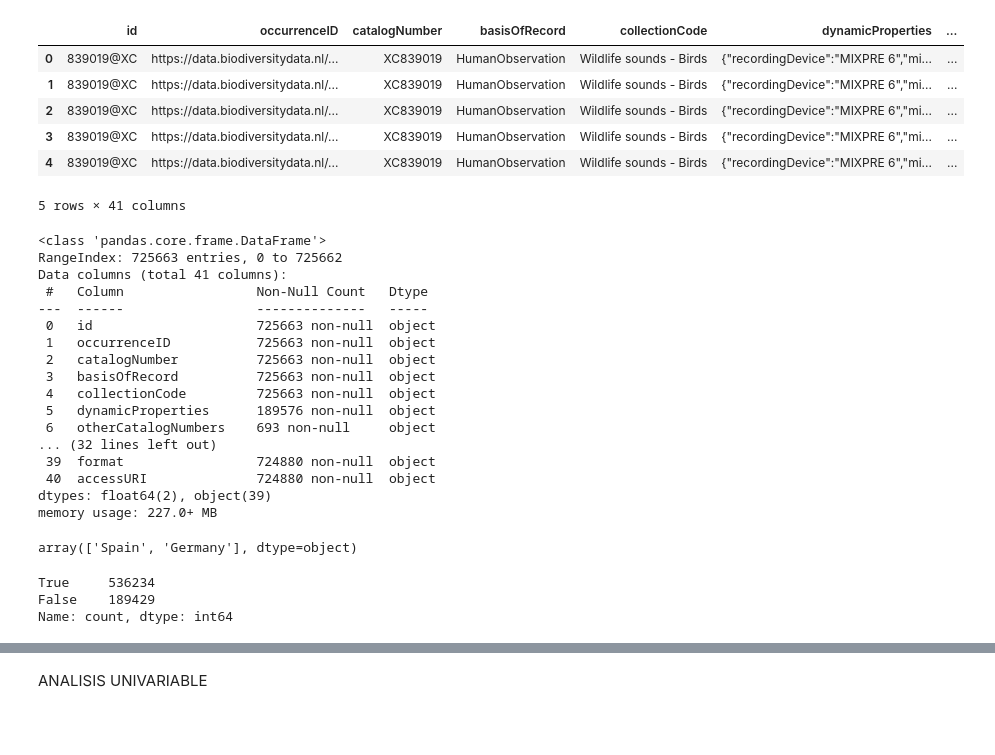
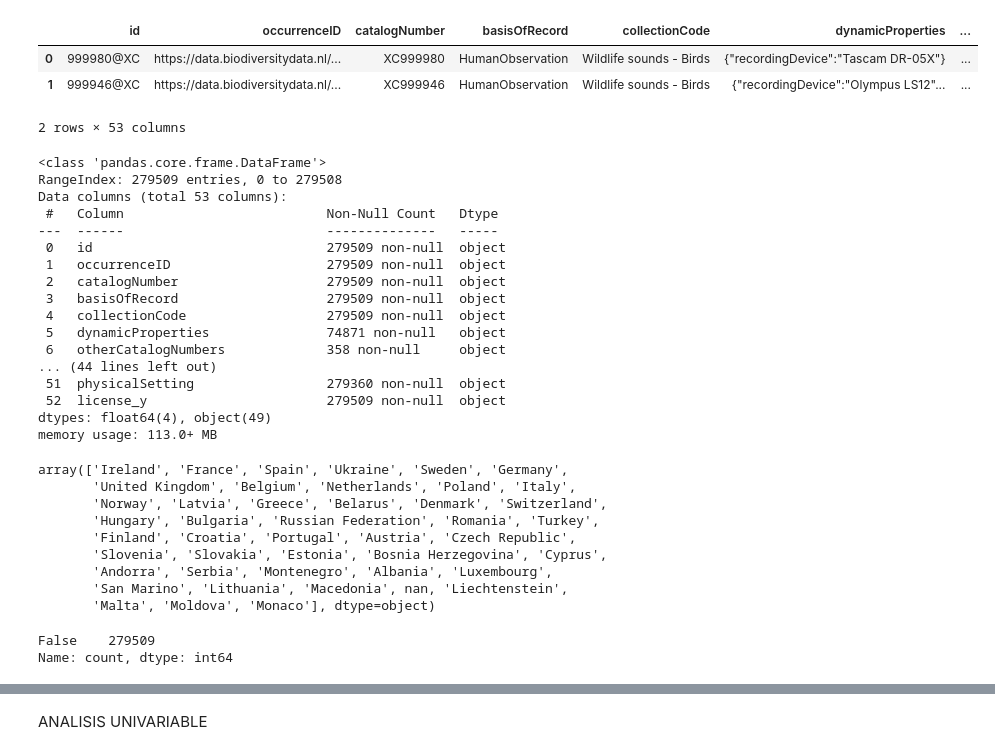
Before and after one commit to anto-rom/Birds_Spain_Project, a Jupyter notebook: notebooks/03_eda_visualizaciones.ipynb, the cells around one changed output, grey strips where cells are left out. Saved outputs shown, nothing was run; the diff lists cells and outputs as text; code cells hidden in the pictures; blank space fills up the shorter version.

```diff
--- a/notebooks/03_eda_visualizaciones.ipynb
+++ b/notebooks/03_eda_visualizaciones.ipynb
@@ -8,42 +8,47 @@ import cartopy.feature as cfeature
 # %%
 #Lectura del Dataset
 
-url = 'https://www.dropbox.com/scl/fi/bgb8rrylp65egjs56m2jc/df_joined.csv?rlkey=0ntccu09bu9v7qujj5prq8nqz&st=gl5hsl7q&dl=1'
+url = 'https://www.dropbox.com/scl/fi/32xdaqm2545076rnbl577/df_final.csv?rlkey=qm00csccin2nr6xwmahwtq4f8&st=zigaetql&dl=1'
 
 df = pd.read_csv(url)
-df.head()
+df.head(2)
 # %% [output]
 |  | id | occurrenceID | catalogNumber | basisOfRecord | collectionCode | dynamicProperties | ... |
-| 0 | 839019@XC | https://data.biodiversitydata.nl/... | XC839019 | HumanObservation | Wildlife sounds - Birds | {"recordingDevice":"MIXPRE 6","mi... | ... |
-| 1 | 839019@XC | https://data.biodiversitydata.nl/... | XC839019 | HumanObservation | Wildlife sounds - Birds | {"recordingDevice":"MIXPRE 6","mi... | ... |
-| 2 | 839019@XC | https://data.biodiversitydata.nl/... | XC839019 | HumanObservation | Wildlife sounds - Birds | {"recordingDevice":"MIXPRE 6","mi... | ... |
-| 3 | 839019@XC | https://data.biodiversitydata.nl/... | XC839019 | HumanObservation | Wildlife sounds - Birds | {"recordingDevice":"MIXPRE 6","mi... | ... |
-| 4 | 839019@XC | https://data.biodiversitydata.nl/... | XC839019 | HumanObservation | Wildlife sounds - Birds | {"recordingDevice":"MIXPRE 6","mi... | ... |
+| 0 | 999980@XC | https://data.biodiversitydata.nl/... | XC999980 | HumanObservation | Wildlife sounds - Birds | {"recordingDevice":"Tascam DR-05X"} | ... |
+| 1 | 999946@XC | https://data.biodiversitydata.nl/... | XC999946 | HumanObservation | Wildlife sounds - Birds | {"recordingDevice":"Olympus LS12"... | ... |
-5 rows × 41 columns
+2 rows × 53 columns
 # %%
 df.info ()
 # %% [output]
 <class 'pandas.core.frame.DataFrame'>
-RangeIndex: 725663 entries, 0 to 725662
-Data columns (total 41 columns):
- #   Column                 Non-Null Count   Dtype
----  ------                 --------------   -----
- 0   id                     725663 non-null  object
- 1   occurrenceID           725663 non-null  object
- 2   catalogNumber          725663 non-null  object
- 3   basisOfRecord          725663 non-null  object
- 4   collectionCode         725663 non-null  object
- 5   dynamicProperties      189576 non-null  object
- 6   otherCatalogNumbers    693 non-null     object
-... (32 lines left out)
- 39  format                 724880 non-null  object
- 40  accessURI              724880 non-null  object
-dtypes: float64(2), object(39)
-memory usage: 227.0+ MB
+RangeIndex: 279509 entries, 0 to 279508
+Data columns (total 53 columns):
+ #   Column                          Non-Null Count   Dtype
+---  ------                          --------------   -----
+ 0   id                              279509 non-null  object
+ 1   occurrenceID                    279509 non-null  object
+ 2   catalogNumber                   279509 non-null  object
+ 3   basisOfRecord                   279509 non-null  object
+ 4   collectionCode                  279509 non-null  object
+ 5   dynamicProperties               74871 non-null   object
+ 6   otherCatalogNumbers             358 non-null     object
+... (44 lines left out)
+ 51  physicalSetting                 279360 non-null  object
+ 52  license_y                       279509 non-null  object
+dtypes: float64(4), object(49)
+memory usage: 113.0+ MB
 # %%
 df['country'].unique()
 # %% [output]
-array(['Spain', 'Germany'], dtype=object)
+array(['Ireland', 'France', 'Spain', 'Ukraine', 'Sweden', 'Germany',
+       'United Kingdom', 'Belgium', 'Netherlands', 'Poland', 'Italy',
+       'Norway', 'Latvia', 'Greece', 'Belarus', 'Denmark', 'Switzerland',
+       'Hungary', 'Bulgaria', 'Russian Federation', 'Romania', 'Turkey',
+       'Finland', 'Croatia', 'Portugal', 'Austria', 'Czech Republic',
+       'Slovenia', 'Slovakia', 'Estonia', 'Bosnia Herzegovina', 'Cyprus',
+       'Andorra', 'Serbia', 'Montenegro', 'Albania', 'Luxembourg',
+       'San Marino', 'Lithuania', 'Macedonia', nan, 'Liechtenstein',
+       'Malta', 'Moldova', 'Monaco'], dtype=object)
 # %%
 #Duplicados
 
@@ -51,6 +56,5 @@ array(['Spain', 'Germany'], dtype=object)
 duplicados = df.duplicated()
 print(duplicados.value_counts())
 # %% [output]
-True     536234
-False    189429
+False    279509
 Name: count, dtype: int64
```
Also changed, not shown: parts of 14 cells of this notebook, 1 other file.
